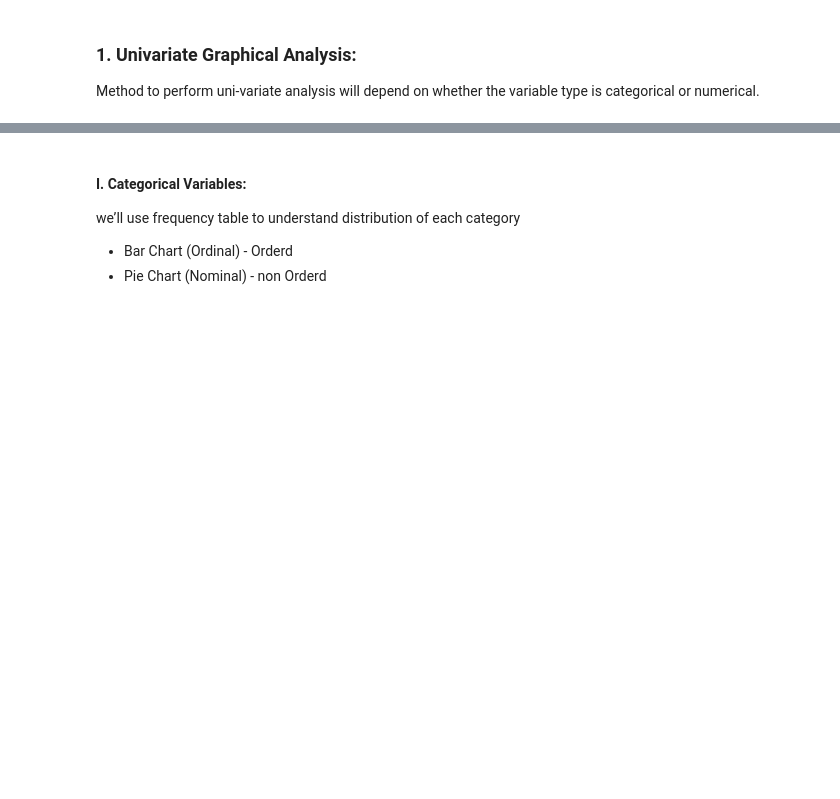
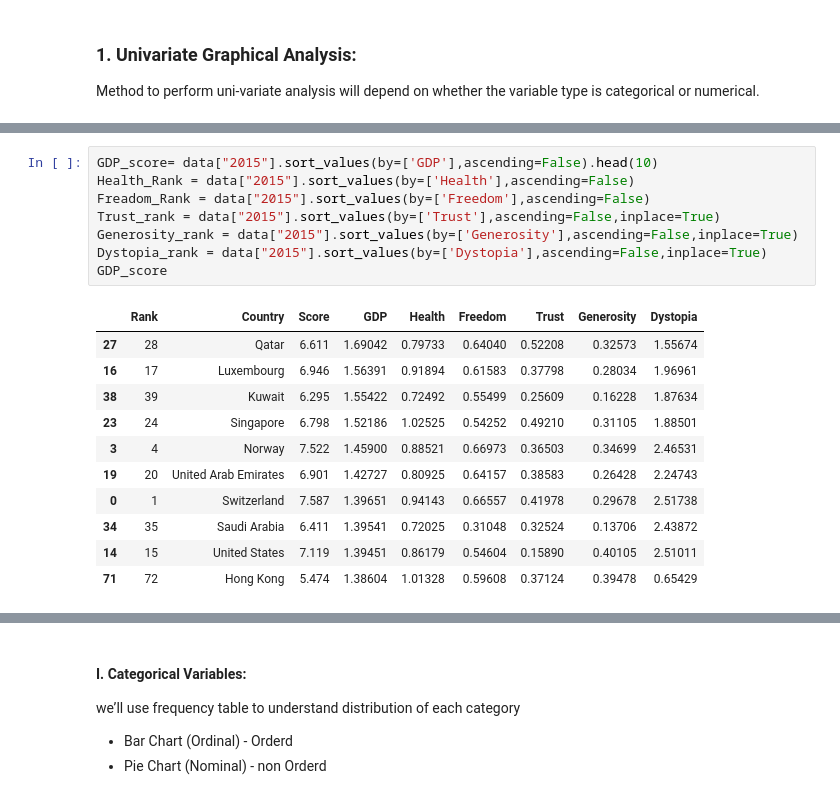
Before and after one commit to Tuwaiq-DS-ML-bootcamp-V-7/Usecase-2, a Jupyter notebook: EDA explain template.ipynb, the cells around one changed output, grey strips where cells are left out. Saved outputs shown, nothing was run; the diff lists cells and outputs as text; blank space fills up the shorter version.

```diff
--- a/EDA explain template.ipynb
+++ b/EDA explain template.ipynb
@@ -609,0 +634,20 @@ Method to perform uni-variate analysis will depend on whether the variable type
+# %%
+GDP_score= data["2015"].sort_values(by=['GDP'],ascending=False).head(10)
+Health_Rank = data["2015"].sort_values(by=['Health'],ascending=False)
+Freadom_Rank = data["2015"].sort_values(by=['Freedom'],ascending=False)
+Trust_rank = data["2015"].sort_values(by=['Trust'],ascending=False,inplace=True)
+Generosity_rank = data["2015"].sort_values(by=['Generosity'],ascending=False,inplace=True)
+Dystopia_rank = data["2015"].sort_values(by=['Dystopia'],ascending=False,inplace=True)
+GDP_score
+# %% [output]
+|  | Rank | Country | Score | GDP | Health | Freedom | Trust | Generosity | Dystopia |
+| 27 | 28 | Qatar | 6.611 | 1.69042 | 0.79733 | 0.64040 | 0.52208 | 0.32573 | 1.55674 |
+| 16 | 17 | Luxembourg | 6.946 | 1.56391 | 0.91894 | 0.61583 | 0.37798 | 0.28034 | 1.96961 |
+| 38 | 39 | Kuwait | 6.295 | 1.55422 | 0.72492 | 0.55499 | 0.25609 | 0.16228 | 1.87634 |
+| 23 | 24 | Singapore | 6.798 | 1.52186 | 1.02525 | 0.54252 | 0.49210 | 0.31105 | 1.88501 |
+| 3 | 4 | Norway | 7.522 | 1.45900 | 0.88521 | 0.66973 | 0.36503 | 0.34699 | 2.46531 |
+| 19 | 20 | United Arab Emirates | 6.901 | 1.42727 | 0.80925 | 0.64157 | 0.38583 | 0.26428 | 2.24743 |
+| 0 | 1 | Switzerland | 7.587 | 1.39651 | 0.94143 | 0.66557 | 0.41978 | 0.29678 | 2.51738 |
+| 34 | 35 | Saudi Arabia | 6.411 | 1.39541 | 0.72025 | 0.31048 | 0.32524 | 0.13706 | 2.43872 |
+| 14 | 15 | United States | 7.119 | 1.39451 | 0.86179 | 0.54604 | 0.15890 | 0.40105 | 2.51011 |
+| 71 | 72 | Hong Kong | 5.474 | 1.38604 | 1.01328 | 0.59608 | 0.37124 | 0.39478 | 0.65429 |
```
Also changed, not shown: parts of 12 cells of this notebook.
